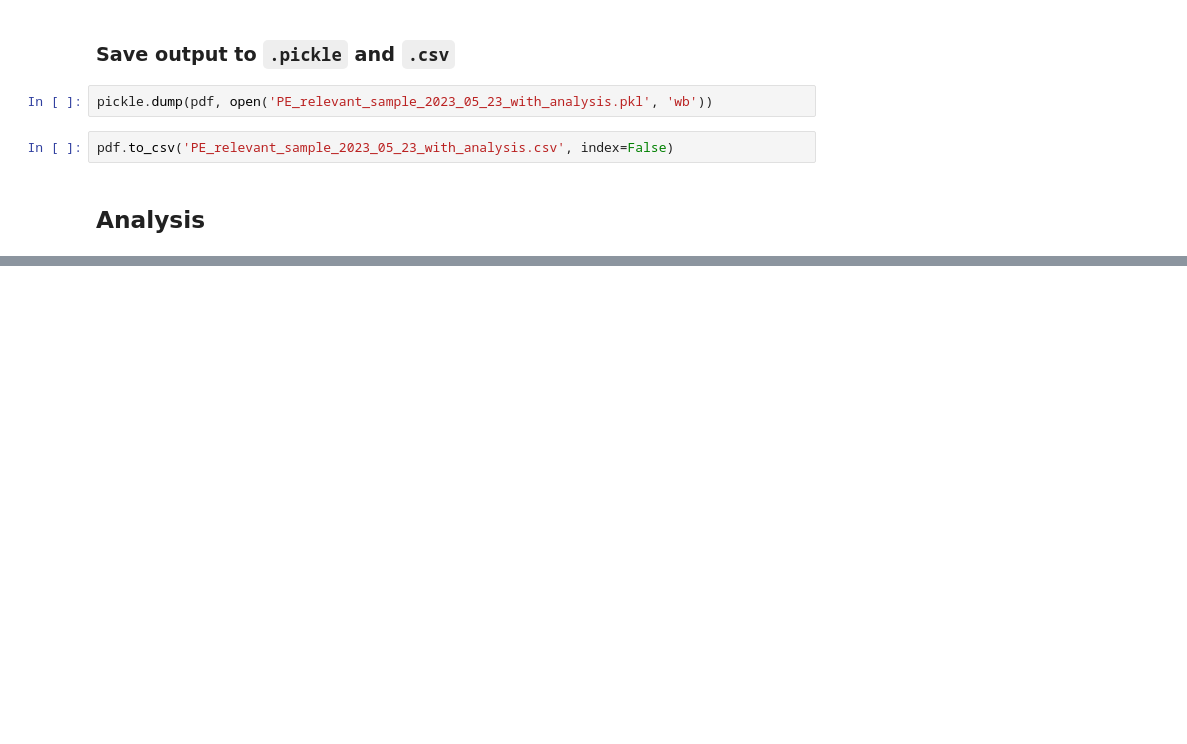
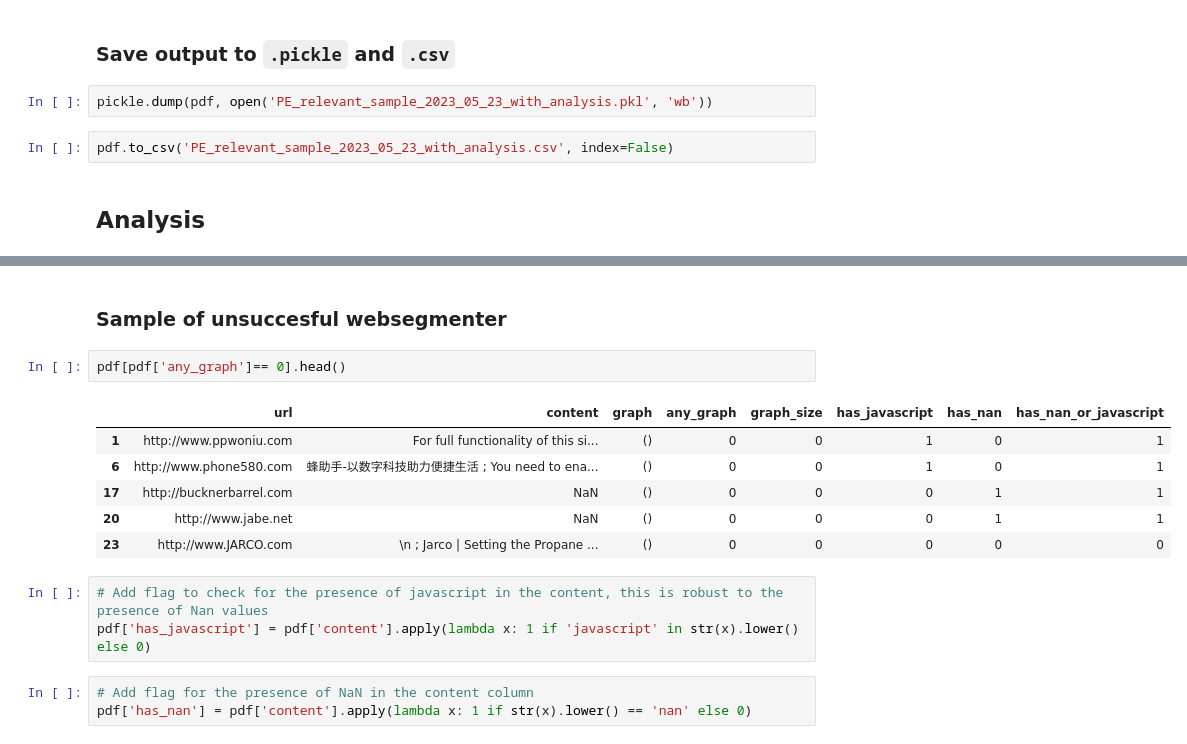
Before and after one commit to AnasAito/Web-segmenter, a Jupyter notebook: analysis_success_rate.ipynb, the cells around one changed output, grey strips where cells are left out. Drawn from its saved outputs; the diff is of its cells as text; blank space fills up the shorter version.

```diff
--- a/analysis_success_rate.ipynb
+++ b/analysis_success_rate.ipynb
@@ -121,0 +133,17 @@ pdf = pickle.load(open('PE_relevant_sample_2023_05_23_with_analysis.pkl'))
+# %% [markdown]
+### Sample of unsuccesful websegmenter
+# %%
+pdf[pdf['any_graph']== 0].head()
+# %% [output]
+|  | url | content | graph | any_graph | graph_size | has_javascript | has_nan | has_nan_or_javascript |
+| 1 | http://www.ppwoniu.com | For full functionality of this si... | () | 0 | 0 | 1 | 0 | 1 |
+| 6 | http://www.phone580.com | 蜂助手-以数字科技助力便捷生活 ; You need to ena... | () | 0 | 0 | 1 | 0 | 1 |
+| 17 | http://bucknerbarrel.com | NaN | () | 0 | 0 | 0 | 1 | 1 |
+| 20 | http://www.jabe.net | NaN | () | 0 | 0 | 0 | 1 | 1 |
+| 23 | http://www.JARCO.com | \n ; Jarco | Setting the Propane ... | () | 0 | 0 | 0 | 0 | 0 |
+# %%
+# Add flag to check for the presence of javascript in the content, this is robust to the presence of Nan values
+pdf['has_javascript'] = pdf['content'].apply(lambda x: 1 if 'javascript' in str(x).lower() else 0)
+# %%
+# Add flag for the presence of NaN in the content column
+pdf['has_nan'] = pdf['content'].apply(lambda x: 1 if str(x).lower() == 'nan' else 0)
```
Also changed, not shown: parts of 18 cells of this notebook.
